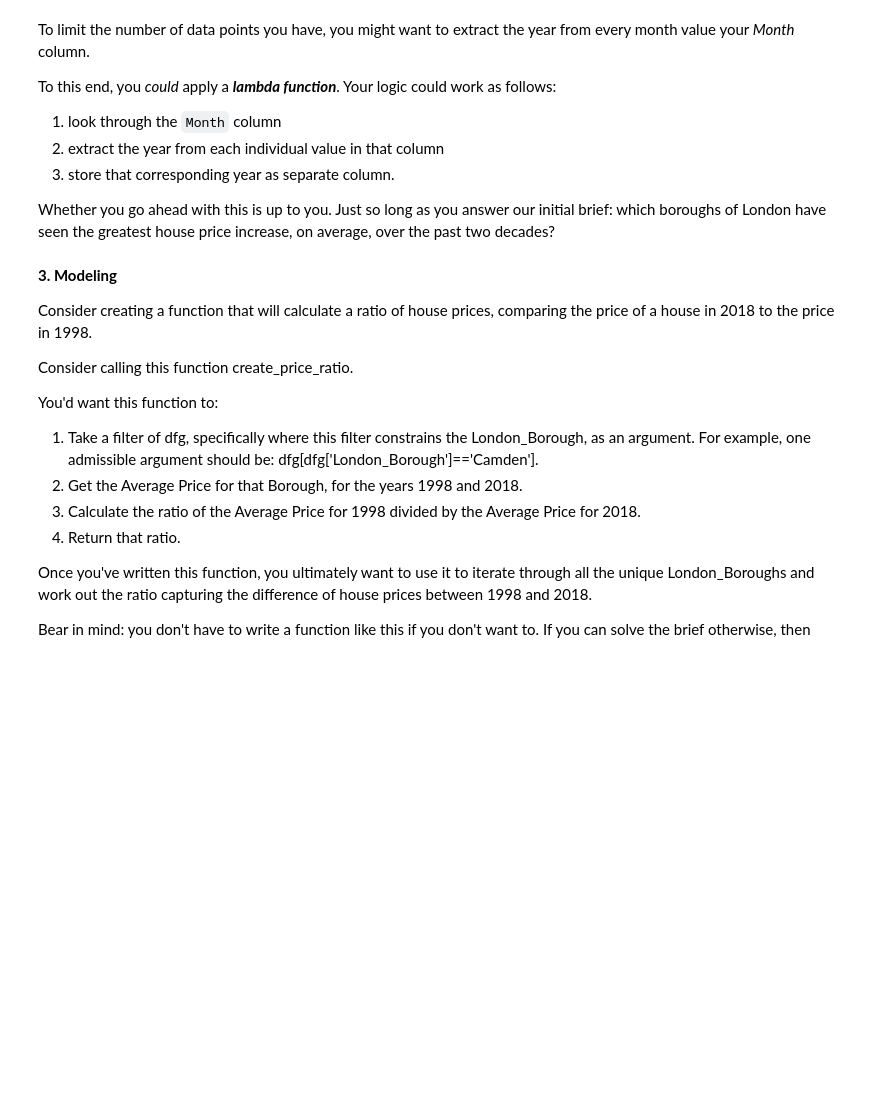
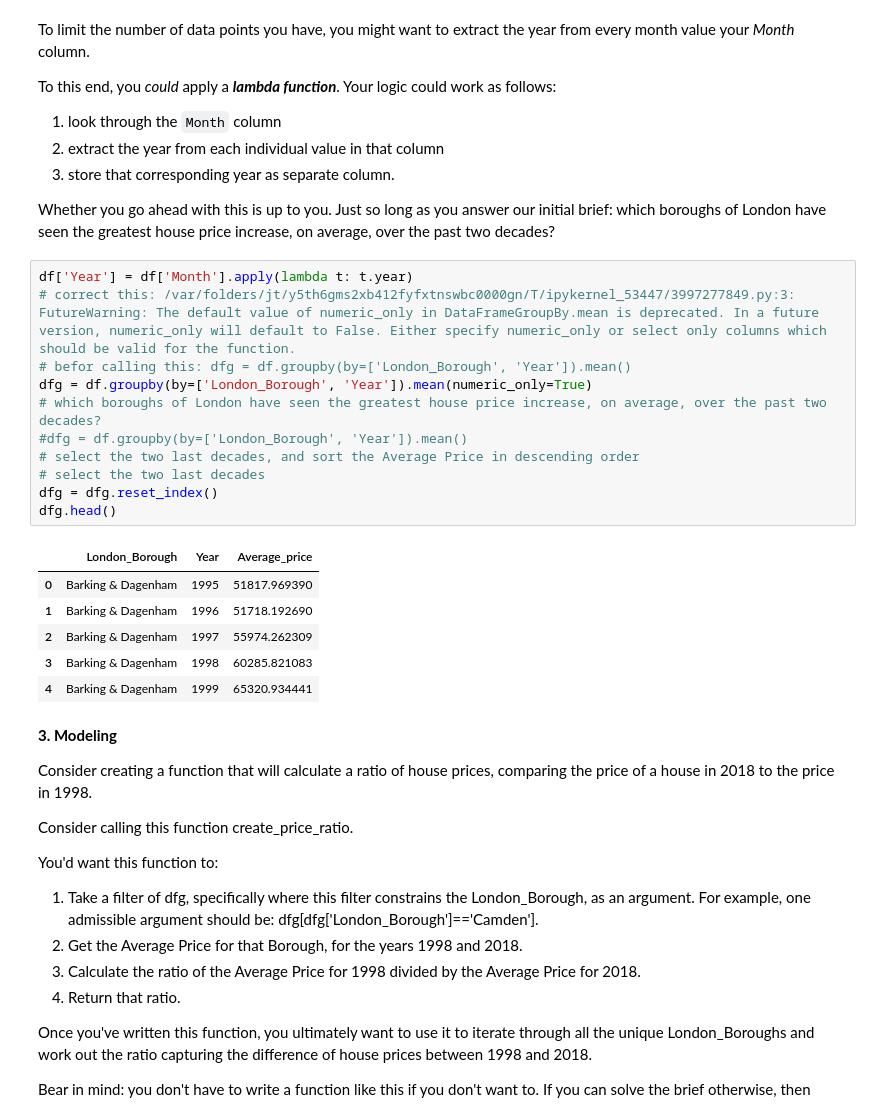
Before and after one commit to fugisawa/Springboard, a Jupyter notebook: Unit 4 Challenge - Tier 3.ipynb, the cells around one changed output. Drawn from its saved outputs; the diff is of its cells as text; blank space fills up the shorter version.

```diff
--- a/Unit 4 Challenge - Tier 3.ipynb
+++ b/Unit 4 Challenge - Tier 3.ipynb
@@ -272,6 +272,24 @@ To this end, you *could* apply a ***lambda function***. Your logic could work as
 3. store that corresponding year as separate column.
 
 Whether you go ahead with this is up to you. Just so long as you answer our initial brief: which boroughs of London have seen the greatest house price increase, on average, over the past two decades?
+# %%
+df['Year'] = df['Month'].apply(lambda t: t.year)
+# correct this: /var/folders/jt/y5th6gms2xb412fyfxtnswbc0000gn/T/ipykernel_53447/3997277849.py:3: FutureWarning: The default value of numeric_only in DataFrameGroupBy.mean is deprecated. In a future version, numeric_only will default to False. Either specify numeric_only or select only columns which should be valid for the function.
+# befor calling this: dfg = df.groupby(by=['London_Borough', 'Year']).mean()
+dfg = df.groupby(by=['London_Borough', 'Year']).mean(numeric_only=True)
+# which boroughs of London have seen the greatest house price increase, on average, over the past two decades?
+#dfg = df.groupby(by=['London_Borough', 'Year']).mean()
+# select the two last decades, and sort the Average Price in descending order
+# select the two last decades
+dfg = dfg.reset_index()
+dfg.head()
+# %% [output]
+|  | London_Borough | Year | Average_price |
+| 0 | Barking & Dagenham | 1995 | 51817.969390 |
+| 1 | Barking & Dagenham | 1996 | 51718.192690 |
+| 2 | Barking & Dagenham | 1997 | 55974.262309 |
+| 3 | Barking & Dagenham | 1998 | 60285.821083 |
+| 4 | Barking & Dagenham | 1999 | 65320.934441 |
 # %% [markdown]
 **3. Modeling**
 
```
Also changed, not shown: parts of 5 cells of this notebook.
